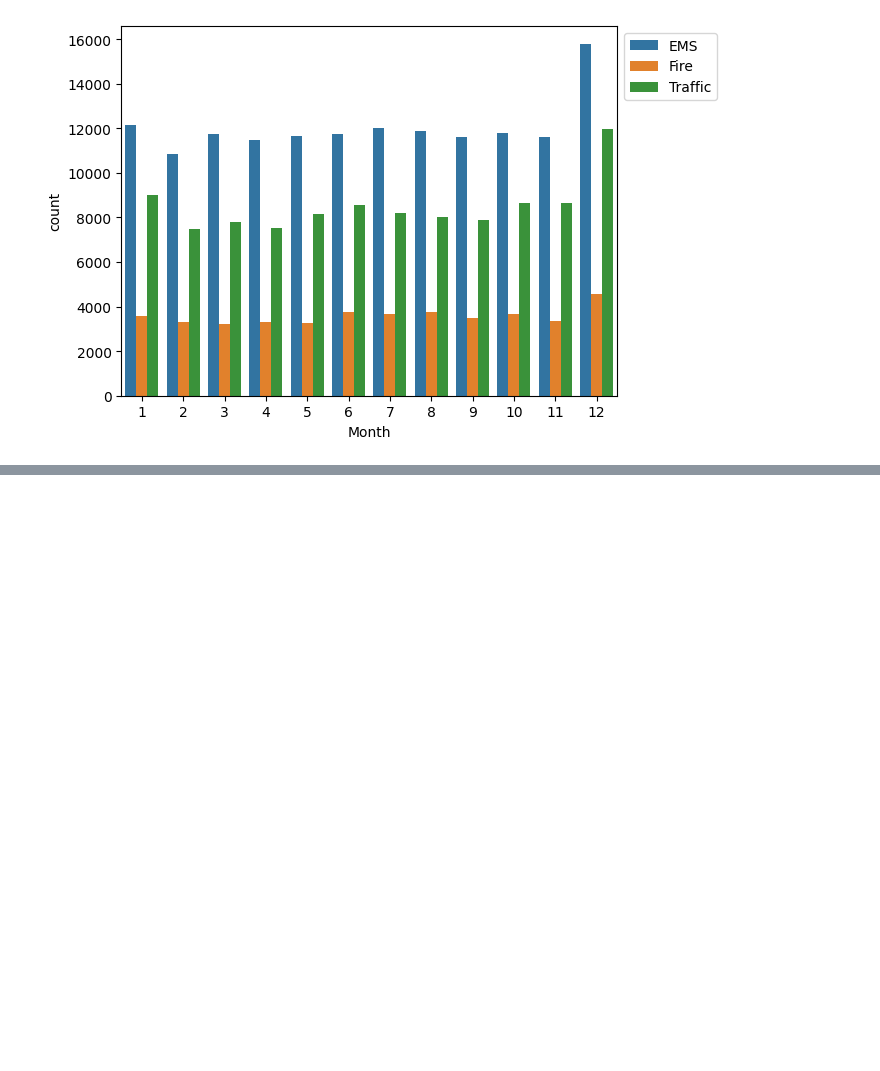
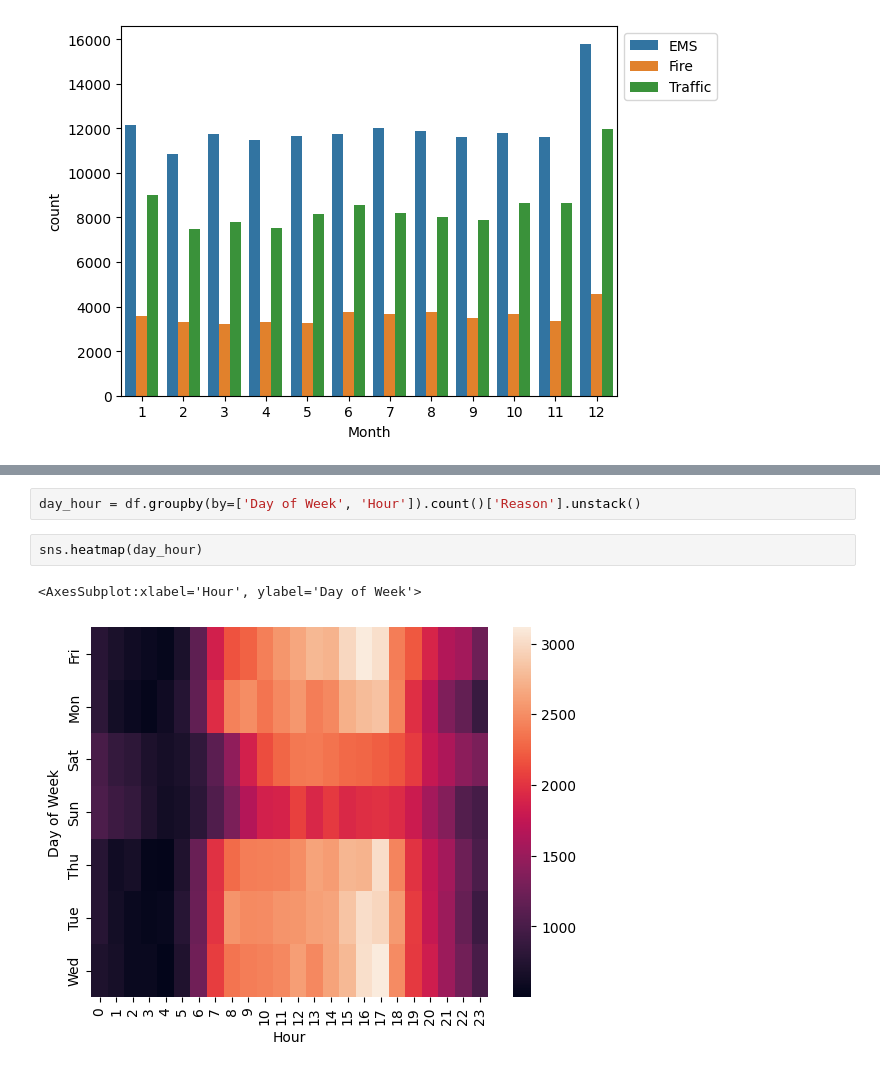
Before and after one commit to Himalaypatel75/911-calls-overview-data-insight, a Jupyter notebook: main.ipynb, the cells around one changed output, grey strips where cells are left out. Cells and saved outputs as stored; diff of their text form; blank space fills up the shorter version.

```diff
--- a/main.ipynb
+++ b/main.ipynb
@@ -131,0 +153,7 @@ plt.legend(bbox_to_anchor=(1,1))
+# %%
+day_hour = df.groupby(by=['Day of Week', 'Hour']).count()['Reason'].unstack()
+# %%
+sns.heatmap(day_hour)
+# %% [output]
+<AxesSubplot:xlabel='Hour', ylabel='Day of Week'>
+[figure, added]
```
Also changed, not shown: parts of 3 cells of this notebook.
